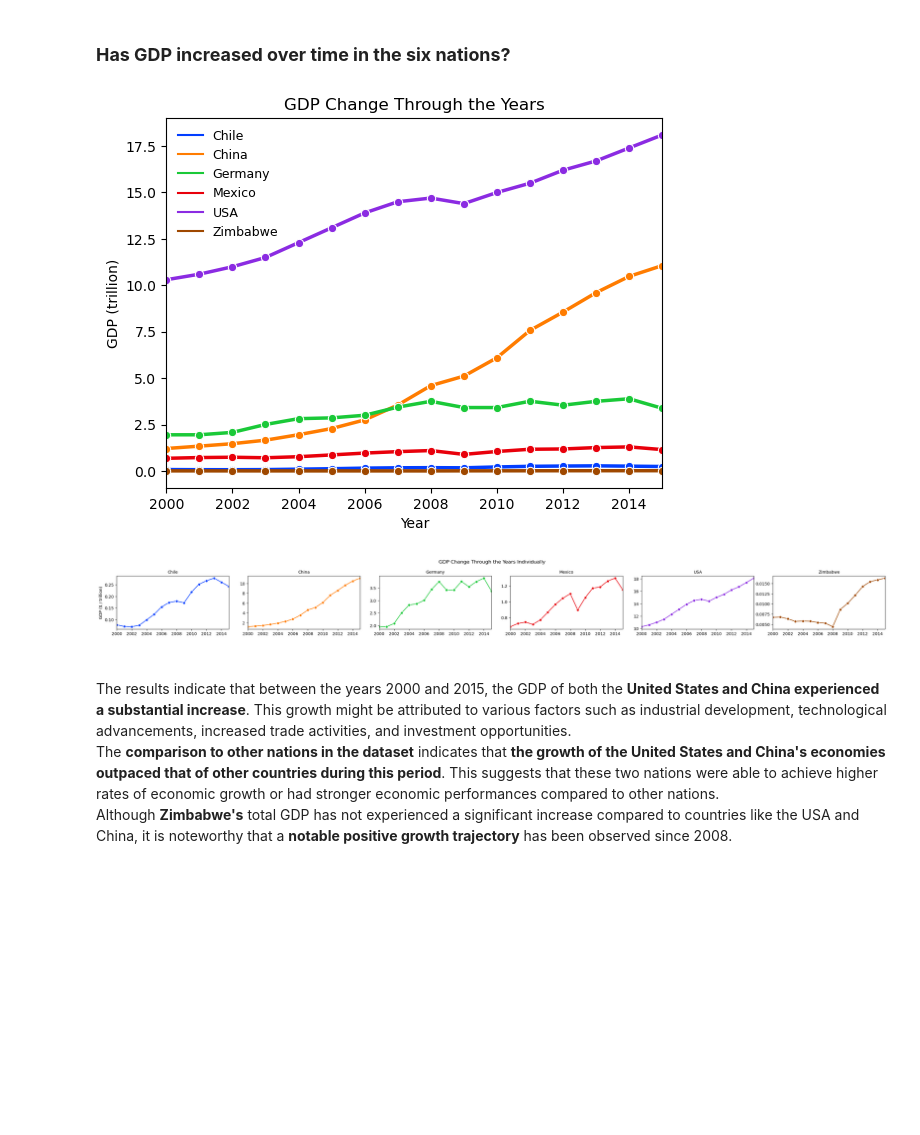
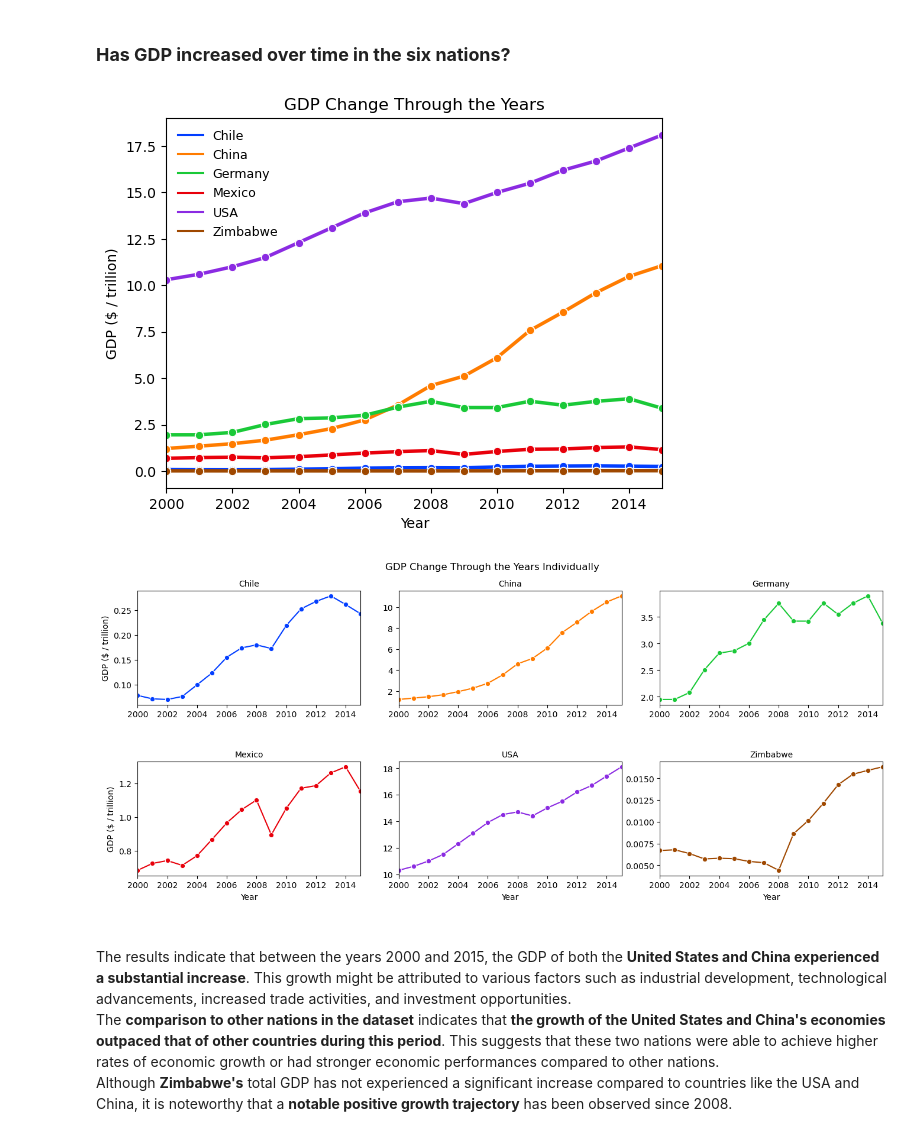
Before and after one commit to Privlak/Life_Expectancy_and_GDP, a Jupyter notebook: life_expectancy_gdp.ipynb, the cells around one changed output. Cells and saved outputs as stored; diff of their text form; code cells hidden in the pictures; blank space fills up the shorter version.

```diff
--- a/life_expectancy_gdp.ipynb
+++ b/life_expectancy_gdp.ipynb
@@ -216,24 +216,24 @@ sns.set_palette("bright")
 sns.lineplot(x="year", y="gdp", data=df, hue="country", marker="o", linewidth=2.5)
 plt.title("GDP Change Through the Years")
 plt.xlabel("Year")
-plt.ylabel("GDP (trillion)")
+plt.ylabel("GDP ($ / trillion)")
 plt.xlim(2000, 2015)
 
 plt.legend(fontsize="9", loc="upper left", frameon=False)
 plt.show()
 # %% [output]
-[figure, old version]
+[figure, new version]
 # %%
 # GDP Through the Years Individually
-gpd_single = sns.FacetGrid(df, col="country", col_wrap=6, hue="country", sharey=False, despine=False, xlim=(2000, 2015), aspect=1.5)
-gpd_single = (gpd_single.map(sns.lineplot, "year", "gdp", marker='o').set_axis_labels("", "GDP ($ / trillion)"))
+gpd_single = sns.FacetGrid(df, col="country", col_wrap=3, hue="country", sharey=False, sharex=False, despine=False, xlim=(2000, 2015), aspect=1.5)
+gpd_single = (gpd_single.map(sns.lineplot, "year", "gdp", marker='o').set_axis_labels("Year", "GDP ($ / trillion)"))
 
 gpd_single.set_titles(col_template="{col_name}")
 gpd_single.fig.suptitle("GDP Change Through the Years Individually")
-plt.subplots_adjust(top=0.8)
+plt.subplots_adjust(top=0.9, hspace=0.5)
 plt.show()
 # %% [output]
-[figure, old version]
+[figure, new version]
 # %% [markdown]
 
 <br>
```
Also changed, not shown: parts of 3 cells of this notebook.
